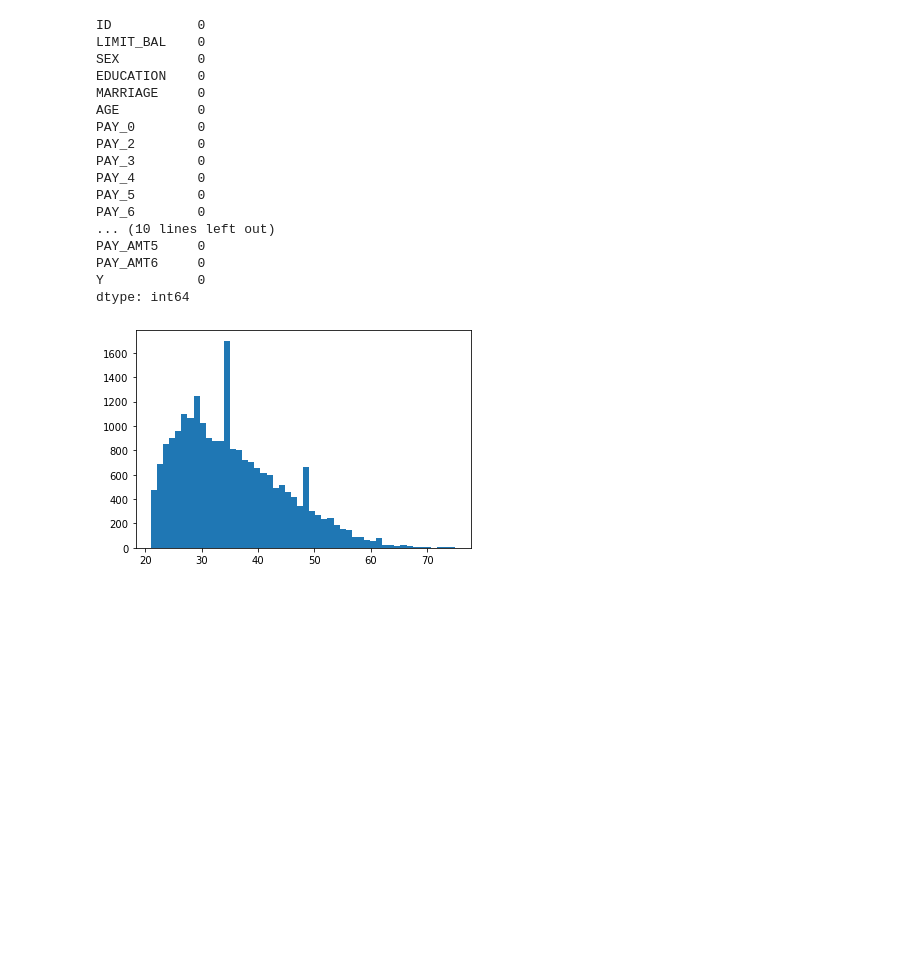
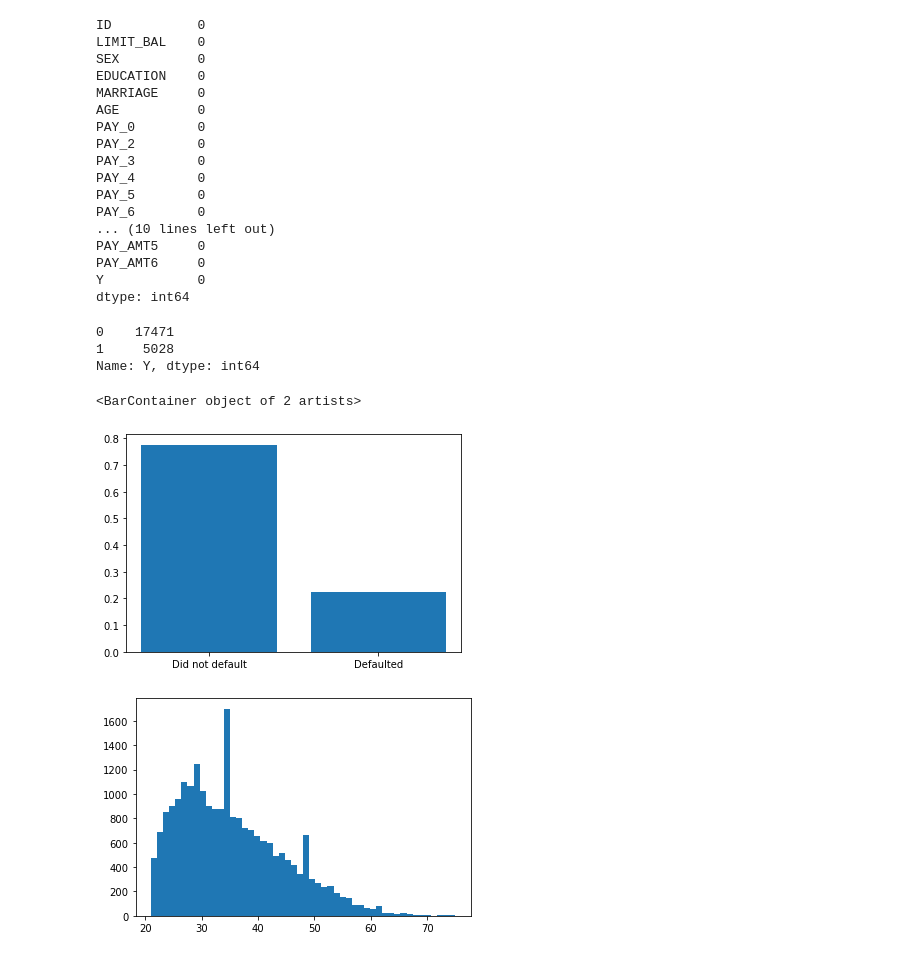
Before and after one commit to carlosiruiz/Bakeoff2, a Jupyter notebook: jamil-classification-bakeoff-teample.ipynb, the cells around one changed output. Saved outputs shown, nothing was run; the diff lists cells and outputs as text; code cells hidden in the pictures; blank space fills up the shorter version.

Commit message:
added default rate viz

```diff
--- a/jamil-classification-bakeoff-teample.ipynb
+++ b/jamil-classification-bakeoff-teample.ipynb
@@ -157,6 +157,22 @@ PAY_AMT5     0
 PAY_AMT6     0
 Y            0
 dtype: int64
+# %%
+default = df.Y.value_counts()
+default
+# %% [output]
+0    17471
+1     5028
+Name: Y, dtype: int64
+# %%
+# Visualizing default rates
+y = [default[0]/default.sum(), default[1]/default.sum()]
+x = ['Did not default', 'Defaulted']
+
+plt.bar(x,y)
+# %% [output]
+<BarContainer object of 2 artists>
+[figure, added]
 # %%
 # Visualizing age distribution
 plt.hist(df.AGE, bins=50)
```
